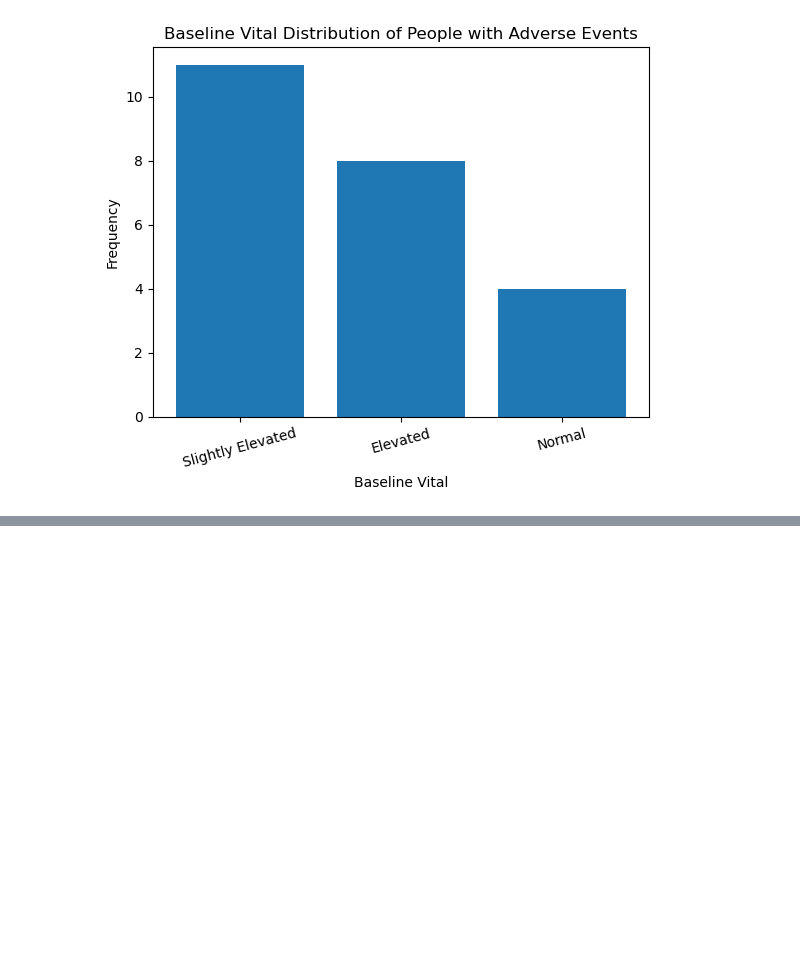
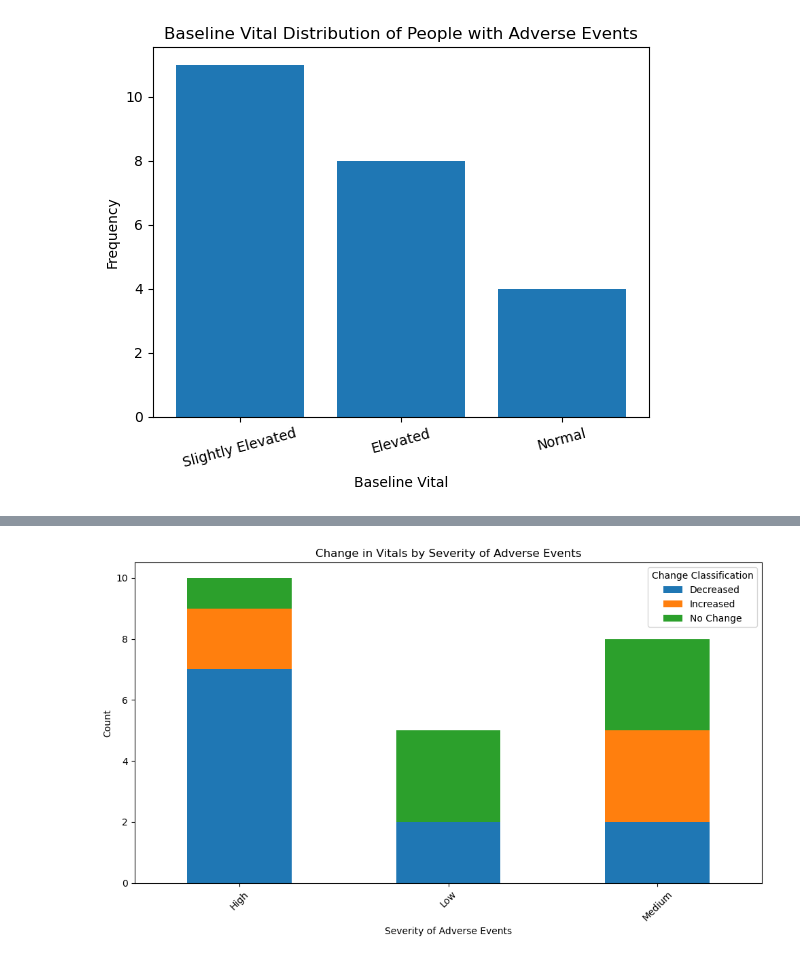
Before and after one commit to je325/Analyzing_Phase_I_ClinicalTrial, a Jupyter notebook: code/Analyzing_PhaseI_Clinical_Trials.ipynb, the cells around one changed output, grey strips where cells are left out. Cells and saved outputs as stored; diff of their text form; code cells hidden in the pictures; blank space fills up the shorter version.

```diff
--- a/code/Analyzing_PhaseI_Clinical_Trials.ipynb
+++ b/code/Analyzing_PhaseI_Clinical_Trials.ipynb
@@ -535,0 +655,39 @@ plt.show()
+# %%
+# Calculate whether vitals changed
+adverse_events = full_participant_info[full_participant_info['SeverityOfAdverseEvents'].notna()]
+adverse_events['VitalsChanged'] = (adverse_events['VitalsPostDose'] != adverse_events['BaselineVitals'])
+
+# Define function to classify change as increase, decrease, or no change
+def classify_change(original, changed):
+    if original == 'Normal' and changed == 'Slightly Elevated':
+        return 'Increased'
+    elif original == 'Normal' and changed == 'Elevated':
+        return 'Increased'
+    elif original == 'Slightly Elevated' and changed == 'Elevated':
+        return 'Increased'
+    elif original == 'Slightly Elevated' and changed == 'Normal':
+        return 'Decreased'
+    elif original == 'Elevated' and changed == 'Slightly Elevated':
+        return 'Decreased'
+    elif original == 'Elevated' and changed == 'Normal':
+        return 'Decreased'
+    else:
+        return 'No Change'
+
+# Apply the function to create a new column for change classification
+adverse_events['ChangeClassification'] = adverse_events.apply(lambda row: classify_change(row['BaselineVitals'], row['VitalsPostDose']), axis=1)
+
+# Data
+severity_counts = adverse_events.groupby('SeverityOfAdverseEvents')['ChangeClassification'].value_counts().unstack().fillna(0)
+severity_counts['Total'] = severity_counts.sum(axis=1)
+severity_counts.drop(columns = ['Total'], inplace = True)
+severity_counts.plot(kind='bar', stacked=True, figsize=(10, 6))
+plt.title('Change in Vitals by Severity of Adverse Events')
+plt.xlabel('Severity of Adverse Events')
+plt.ylabel('Count')
+plt.xticks(rotation=45)
+plt.legend(title='Change Classification')
+plt.tight_layout()
+plt.show()
+# %% [output]
+[figure, added]
```
Also changed, not shown: parts of 8 cells of this notebook, 1 other file.
